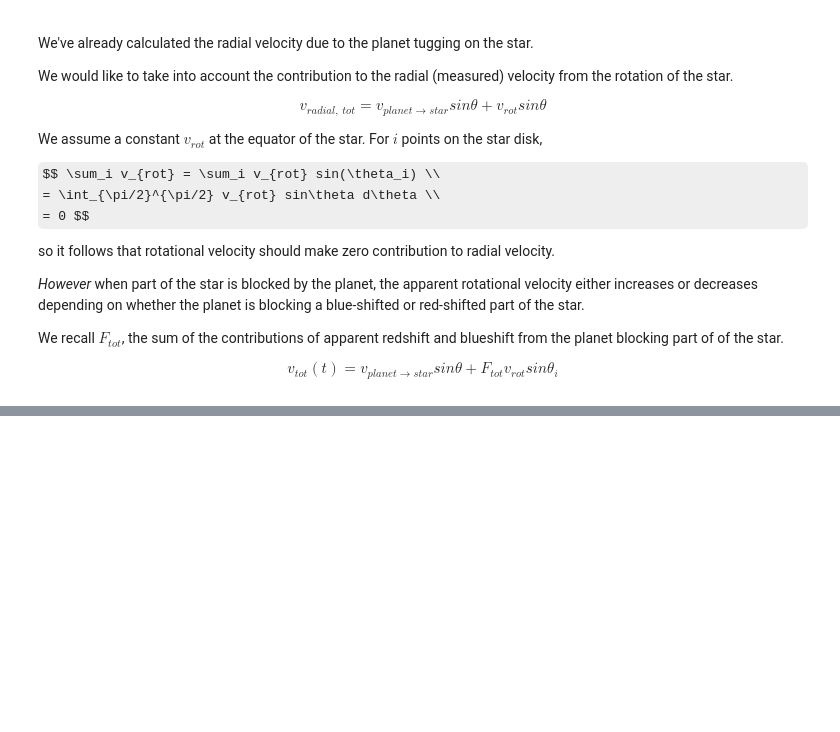
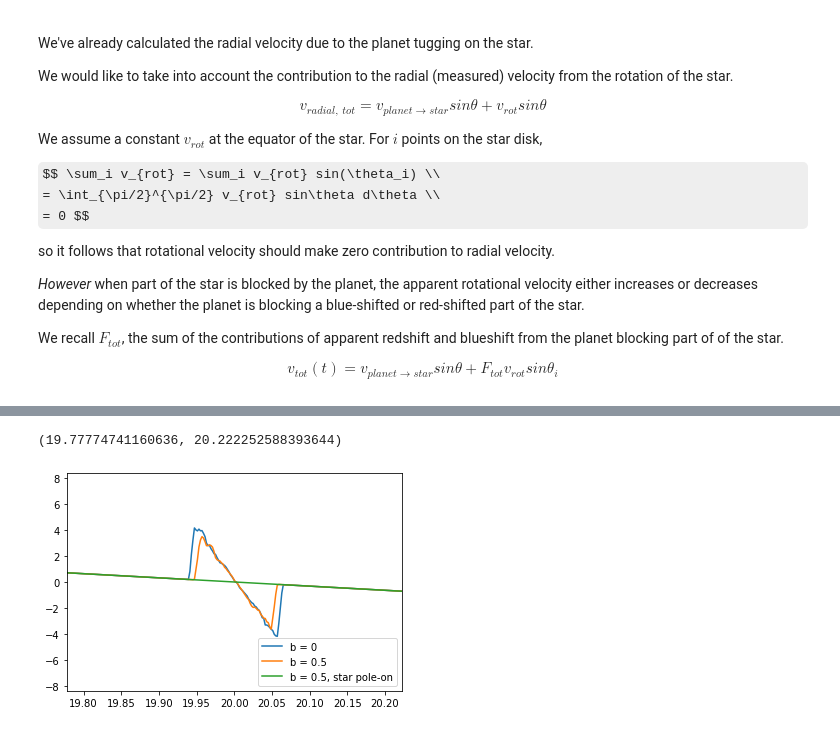
Before and after one commit to namagu/rossiter-mclaughlin-coaddventure, a Jupyter notebook: rv_from_scratch.ipynb, the cells around one changed output, grey strips where cells are left out. Cells and saved outputs as stored; diff of their text form; code cells hidden in the pictures; some formulas as TeX source; blank space fills up the shorter version.

```diff
--- a/rv_from_scratch.ipynb
+++ b/rv_from_scratch.ipynb
@@ -806,0 +820,18 @@ np.savetxt("rmrv_lc.csv", rv_lc,
+# %%
+rv_flat = pd.read_csv('./rmrv_lc_b_0.0.csv', header=4, names=['time [d]', 'rv [m/s]', 'theta [rad]'])
+rv_above = pd.read_csv('./rmrv_lc_b_0.5.csv', header=4, names=['time [d]', 'rv [m/s]', 'theta [rad]'])
+rv_pole = pd.read_csv('./rmrv_lc_b_0.5_pole_on.csv', header=4, names=['time [d]', 'rv [m/s]', 'theta [rad]'])
+# %%
+fig = plt.figure()
+ax = fig.add_subplot()
+ax.plot(rv_flat['time [d]'], rv_flat['rv [m/s]'], label="b = 0")
+ax.plot(rv_above['time [d]'], rv_above['rv [m/s]'], label="b = 0.5")
+ax.plot(rv_pole['time [d]'], rv_pole['rv [m/s]'], label="b = 0.5, star pole-on")
+ax.legend(loc='lower right')
+
+middle = P.value  # 1 to start at 0
+window = 2*(dur.to(u.d))/P
+ax.set_xlim(middle*(1-window), middle*(1+window))
+# %% [output]
+(19.77774741160636, 20.222252588393644)
+[figure, added]
```
Also changed, not shown: parts of 9 cells of this notebook.
